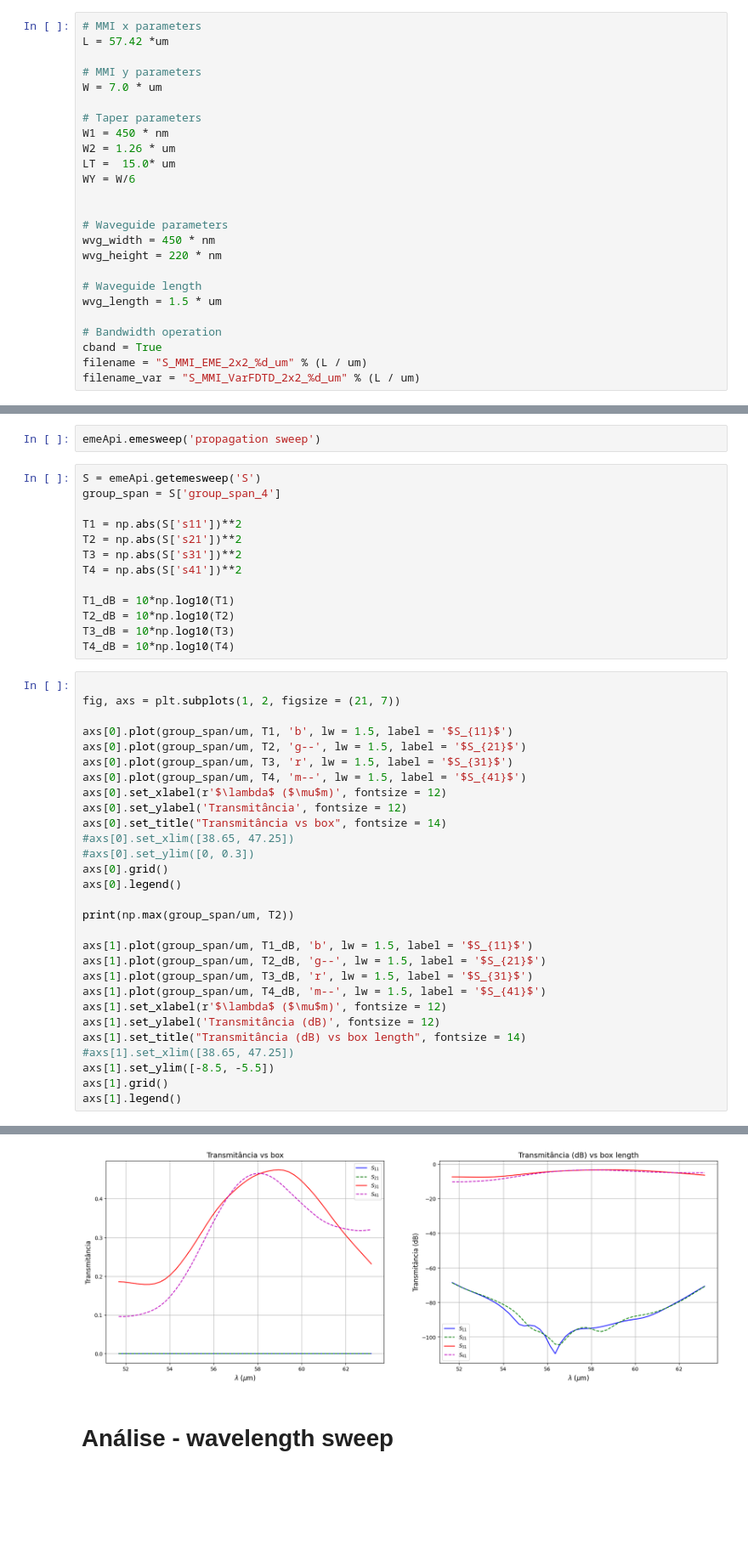
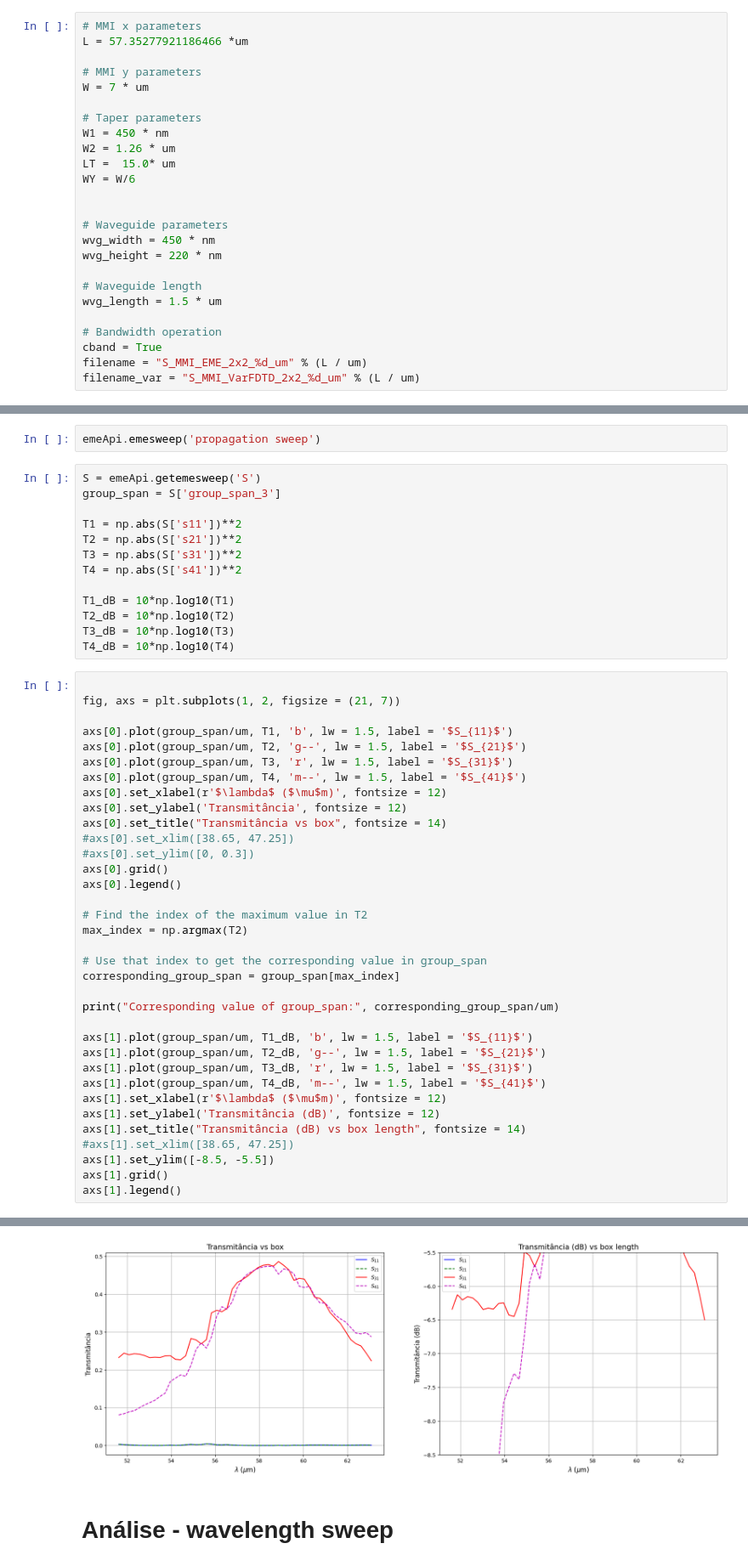
Before and after one commit to ana-ameno/Photonics---MMI-Lumerical-API-, a Jupyter notebook: mmi EME.ipynb, the cells around one changed output, grey strips where cells are left out. Shown at 85% size. Drawn from its saved outputs; the diff is of its cells as text; blank space fills up the shorter version.

```diff
--- a/mmi EME.ipynb
+++ b/mmi EME.ipynb
@@ -47,10 +47,10 @@ if (emeApi.findstring(matReturn, 'is not available') != -1):
     emeApi.setmaterial(matname, "color", np.array([0.5, 0.5, 0.5, 1]))  # grey
 # %%
 # MMI x parameters
-L = 57.42 *um
+L = 57.35277921186466 *um
 
 # MMI y parameters
-W = 7.0 * um
+W = 7 * um
 
 # Taper parameters
 W1 = 450 * nm
@@ -346,7 +347,7 @@ LumApiError: 'in setemeanalysis: this command is only implemented for the EME so
 emeApi.emesweep('propagation sweep')
 # %%
 S = emeApi.getemesweep('S')
-group_span = S['group_span_4']
+group_span = S['group_span_3']
 
 T1 = np.abs(S['s11'])**2
 T2 = np.abs(S['s21'])**2
@@ -373,7 +374,13 @@ axs[0].set_title("Transmitância vs box", fontsize = 14)
 axs[0].grid()
 axs[0].legend()
 
-print(np.max(group_span/um, T2))
+# Find the index of the maximum value in T2
+max_index = np.argmax(T2)
+
+# Use that index to get the corresponding value in group_span
+corresponding_group_span = group_span[max_index]
+
+print("Corresponding value of group_span:", corresponding_group_span/um)
 
 axs[1].plot(group_span/um, T1_dB, 'b', lw = 1.5, label = '$S_{11}$')
 axs[1].plot(group_span/um, T2_dB, 'g--', lw = 1.5, label = '$S_{21}$')
@@ -391,4 +399,4 @@ axs[1].legend()
-[figure, old version]
+[figure, new version]
 # %% [markdown]
 # Análise - wavelength sweep
 # %%
```
Also changed, not shown: parts of 10 cells of this notebook, 1 other file.
